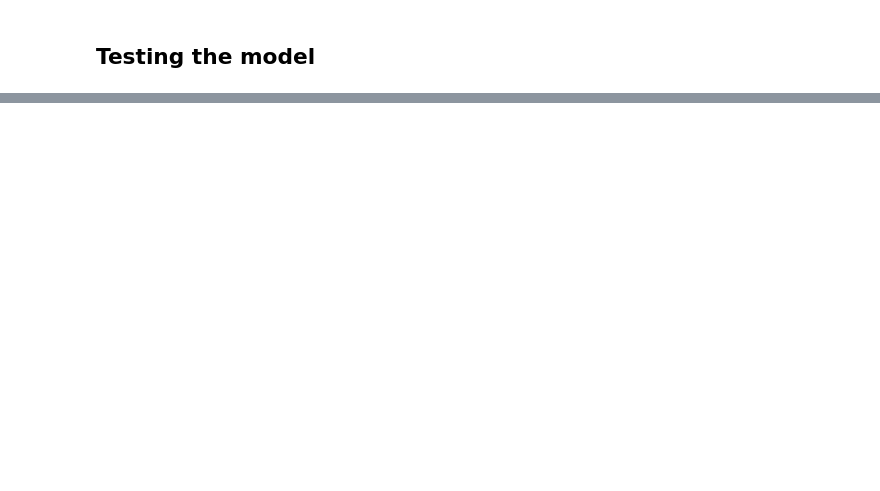
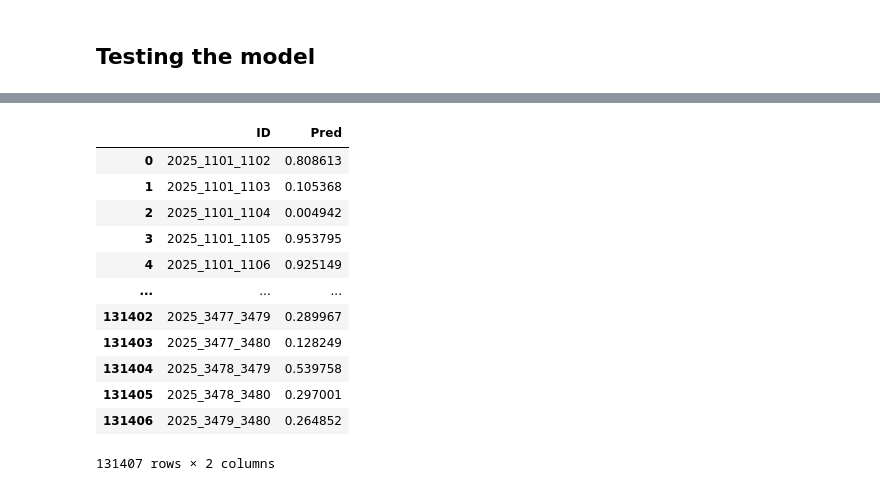
Before and after one commit to fantasy2fry/march-ml-madness-2025, a Jupyter notebook: src/sebislaw/Submission/Final_model.ipynb, the cells around one changed output, grey strips where cells are left out. Cells and saved outputs as stored; diff of their text form; code cells hidden in the pictures; blank space fills up the shorter version.

Commit message:
Submission Logistic Regression

```diff
--- a/src/sebislaw/Submission/Final_model.ipynb
+++ b/src/sebislaw/Submission/Final_model.ipynb
@@ -671,0 +255,25 @@ The mean score when trained on All and tested on All was:  0.14849310878152702 w
+# %%
+# I will fill the NaNs (seeds) with 0. It doesn't matter, since those teams won't play in the tournament anyway.
+x_test = np.nan_to_num(x_test, nan=0)
+# %%
+predictions = best_lr_all.predict_proba(x_test)[:, 1]
+# %%
+Submission = SampleSubmissionStage2.copy()
+# %%
+Submission['Pred'] = predictions
+# %%
+Submission
+# %% [output]
+|  | ID | Pred |
+| 0 | 2025_1101_1102 | 0.808613 |
+| 1 | 2025_1101_1103 | 0.105368 |
+| 2 | 2025_1101_1104 | 0.004942 |
+| 3 | 2025_1101_1105 | 0.953795 |
+| 4 | 2025_1101_1106 | 0.925149 |
+| ... | ... | ... |
+| 131402 | 2025_3477_3479 | 0.289967 |
+| 131403 | 2025_3477_3480 | 0.128249 |
+| 131404 | 2025_3478_3479 | 0.539758 |
+| 131405 | 2025_3478_3480 | 0.297001 |
+| 131406 | 2025_3479_3480 | 0.264852 |
+131407 rows × 2 columns
```
Also changed, not shown: parts of 15 cells of this notebook, 1 other file.
